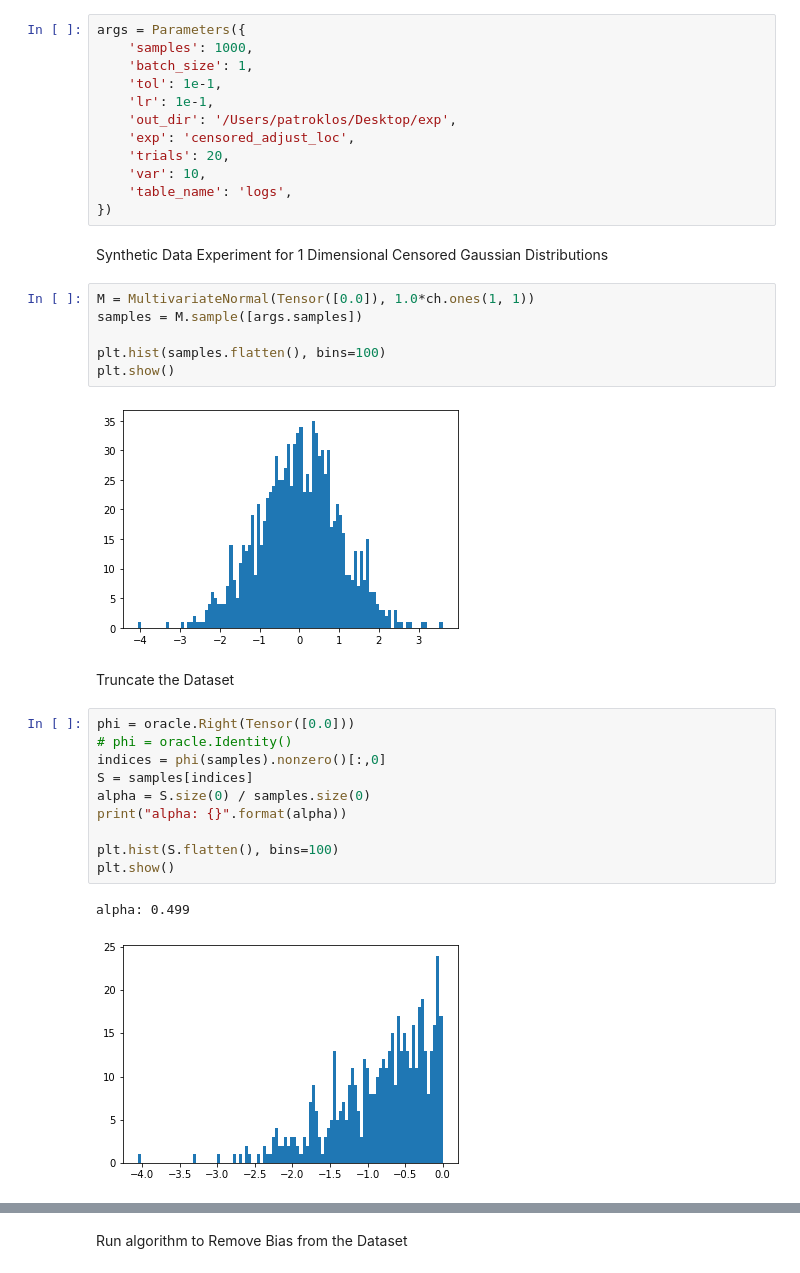
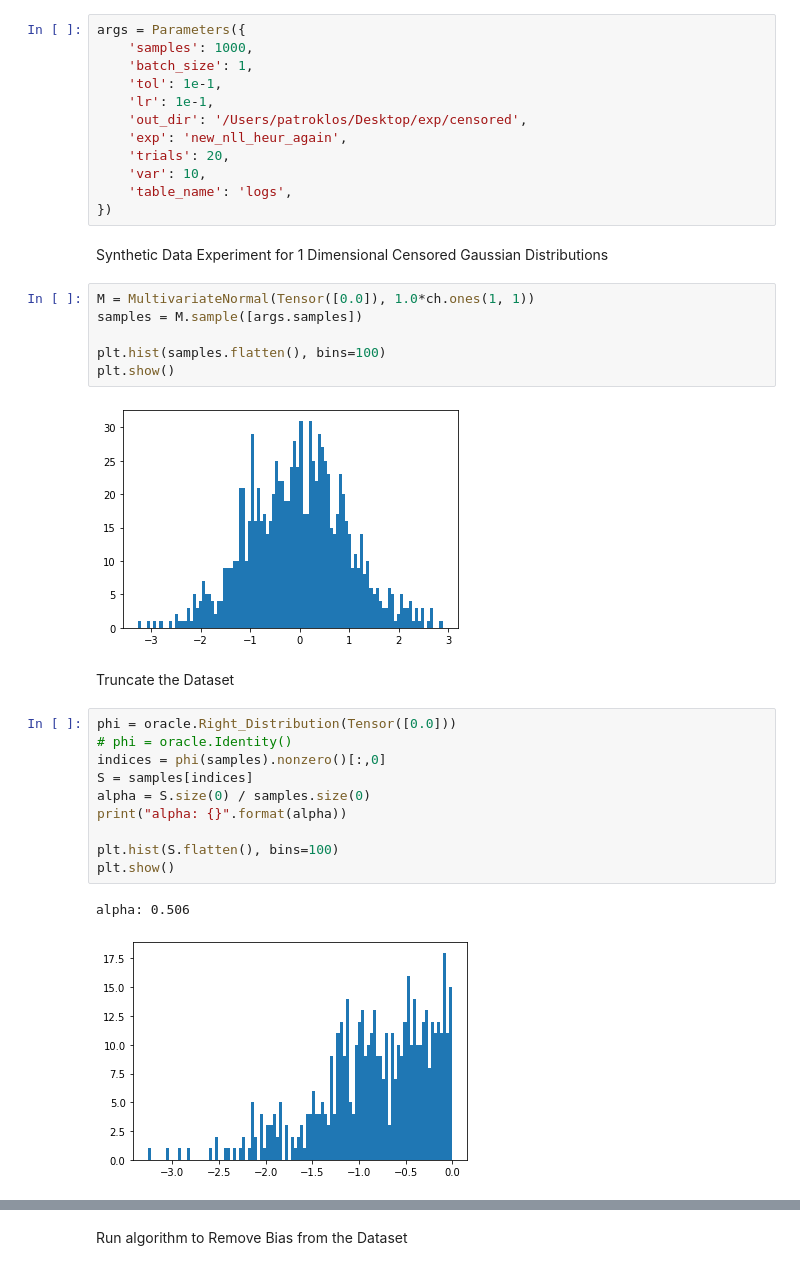
Before and after one commit to pstefanou12/Censored-Normal-Distributions, a Jupyter notebook: Censored Normal Distribution.ipynb, the cells around one changed output, grey strips where cells are left out. Cells and saved outputs as stored; diff of their text form.

```diff
--- a/Censored Normal Distribution.ipynb
+++ b/Censored Normal Distribution.ipynb
@@ -25,8 +25,8 @@ args = Parameters({
     'batch_size': 1,
     'tol': 1e-1,
     'lr': 1e-1,
-    'out_dir': '/Users/patroklos/Desktop/exp',
-    'exp': 'censored_adjust_loc',
+    'out_dir': '/Users/patroklos/Desktop/exp/censored',
+    'exp': 'new_nll_heur_again',
     'trials': 20,
     'var': 10,
     'table_name': 'logs',
@@ -40,22 +40,22 @@ samples = M.sample([args.samples])
 plt.hist(samples.flatten(), bins=100)
 plt.show()
 # %% [output]
-[figure, old version]
+[figure, new version]
 # %% [markdown]
 Truncate the Dataset
 # %%
-phi = oracle.Right(Tensor([0.0]))
+phi = oracle.Right_Distribution(Tensor([0.0]))
 # phi = oracle.Identity()
 indices = phi(samples).nonzero()[:,0]
 S = samples[indices]
 alpha = S.size(0) / samples.size(0)
 print("alpha: {}".format(alpha))
 
 plt.hist(S.flatten(), bins=100)
 plt.show()
 # %% [output]
-alpha: 0.499
+alpha: 0.506
-[figure, old version]
+[figure, new version]
 # %%
 emp_loc = S.mean(0)
 print("empirical mean: ", emp_loc)
```
Also changed, not shown: parts of 14 cells of this notebook, 3 other files.
